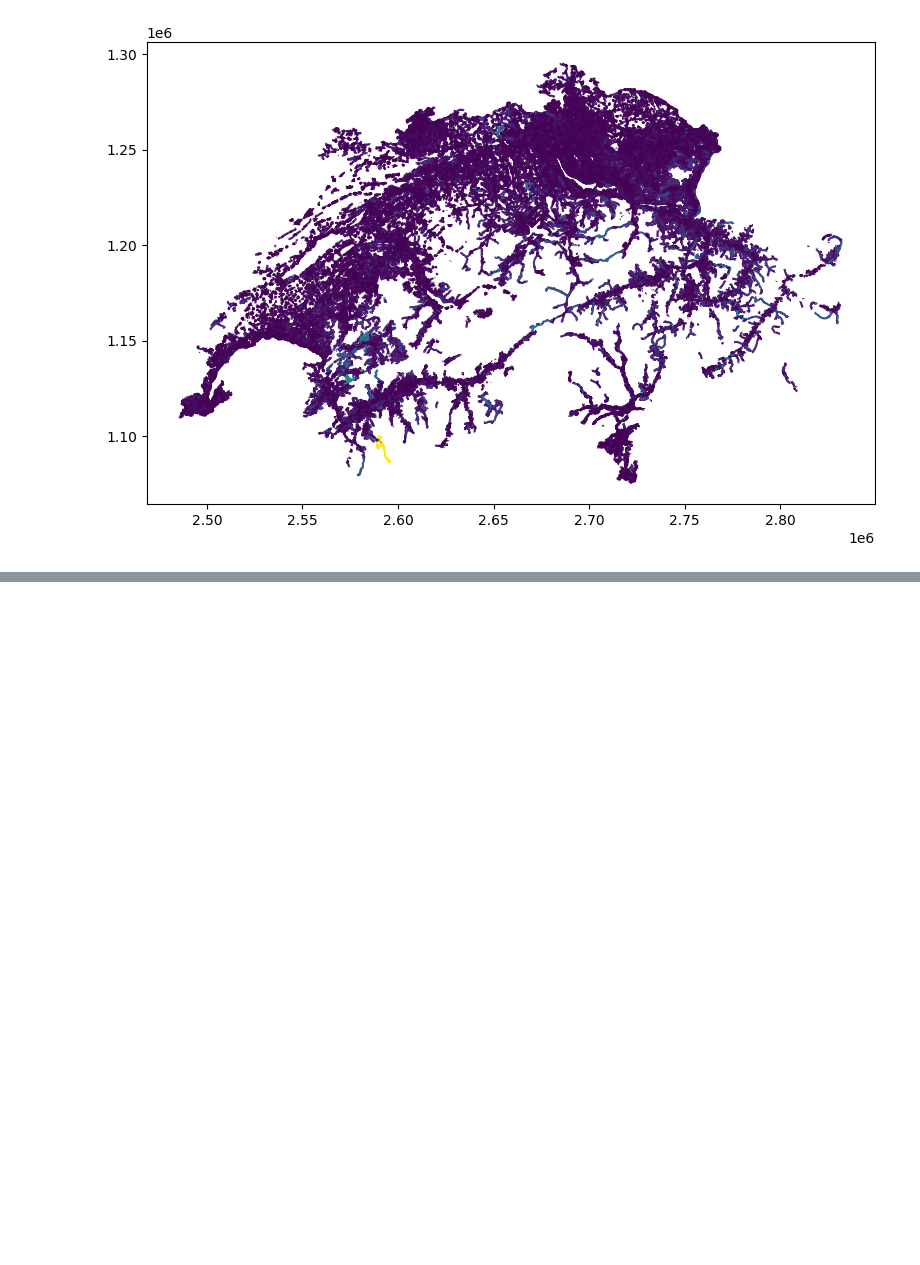
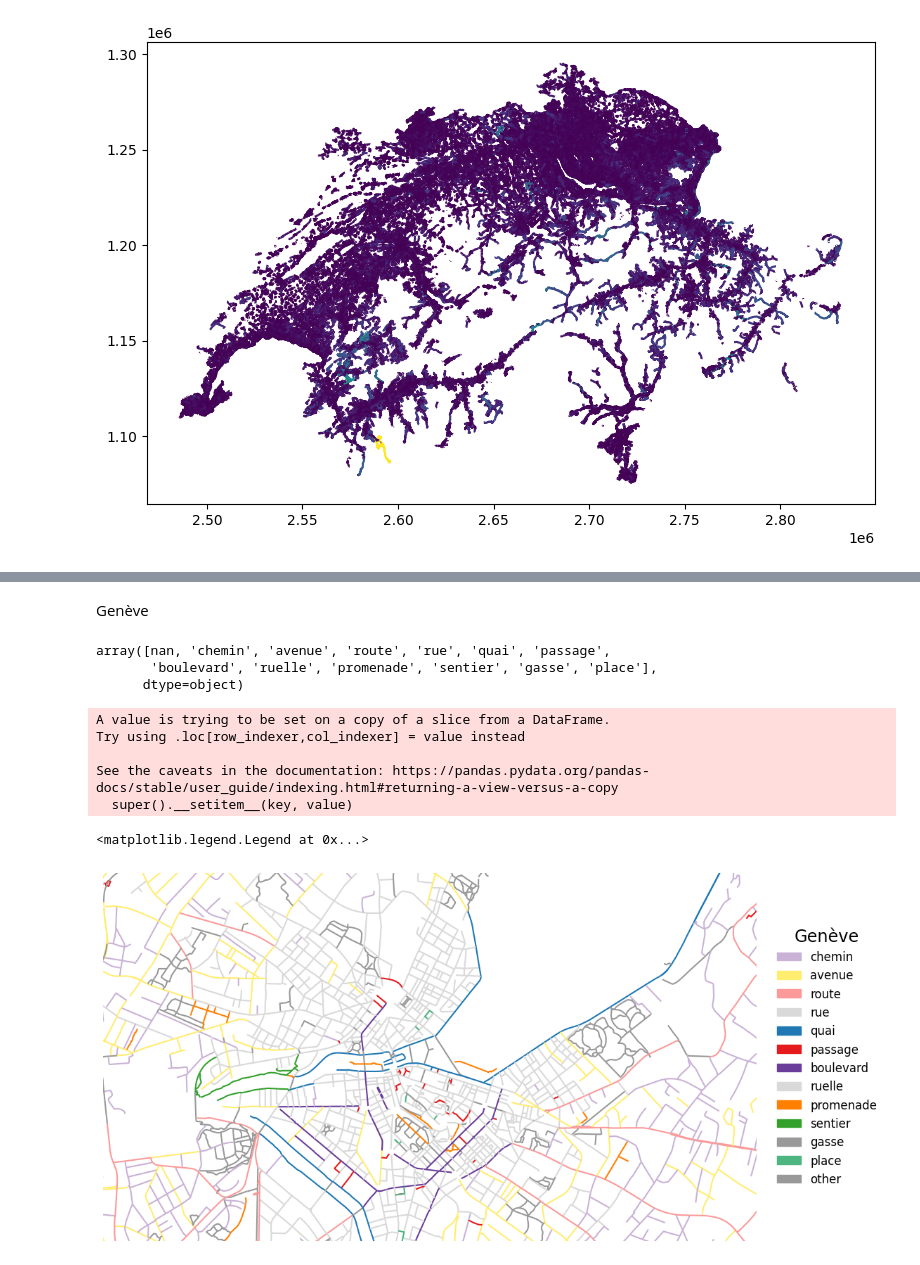
Before and after one commit to CaptainInler/cassda-zertifikatsarbeit, a Jupyter notebook: Evaluation/street_designations.ipynb, the cells around one changed output, grey strips where cells are left out. Saved outputs shown, nothing was run; the diff lists cells and outputs as text; code cells hidden in the pictures; blank space fills up the shorter version.

```diff
--- a/Evaluation/street_designations.ipynb
+++ b/Evaluation/street_designations.ipynb
@@ -160,0 +109,2 @@ streets_geom.plot(column='LENGTH', figsize=(10, 6))
+# %% [markdown]
+Genève
@@ -160,0 +117,56 @@ streets_geom.plot(column='LENGTH', figsize=(10, 6))
+# %%
+#only keep street inside bounds
+streets_geo_geneva = streetnames_geom.cx[xmin:xmax, ymin:ymax]
+# %%
+streets_geo_geneva.STR_TERMS.unique()
+# %% [output]
+array([nan, 'chemin', 'avenue', 'route', 'rue', 'quai', 'passage',
+       'boulevard', 'ruelle', 'promenade', 'sentier', 'gasse', 'place'],
+      dtype=object)
+# %%
+colors = {
+    'chemin': '#cab2d6',
+    'avenue': '#ffed6f',
+    'route': '#fb9a99',
+    'rue': '#d9d9d9',
+    'quai': '#1f78b4',
+    'passage': '#e41a1c',
+    'boulevard': '#6a3d9a',
+    'ruelle': '#d9d9d9',
+    'promenade': '#ff7f00',
+    'sentier': '#33a02c',
+    'gasse': '#999999',
+    'place': '#4cb580',
+    'other': '#999999'
+}
+# %%
+#Replace nan with other
+streets_geo_geneva['STR_TERMS'] = streets_geo_geneva['STR_TERMS'].fillna('other')
+# %% [output]
+A value is trying to be set on a copy of a slice from a DataFrame.
+Try using .loc[row_indexer,col_indexer] = value instead
+
+See the caveats in the documentation: https://pandas.pydata.org/pandas-docs/stable/user_guide/indexing.html#returning-a-view-versus-a-copy
+  super().__setitem__(key, value)
+# %%
+f, ax = plt.subplots(1, figsize=(12,12))
+
+
+streets_geo_geneva.plot(ax=ax,
+                        color=[colors[d] for d in streets_geo_geneva.STR_TERMS])
+
+ax.set_ylim((ymin, ymax))
+ax.set_xlim((xmin, xmax))
+plt.axis('off')
+
+plt.legend(handles=[mpatches.Patch(color=colors[k],
+                    label=k) for k in colors],
+               loc='center right',
+               fontsize='large',
+               edgecolor='none',
+               title='Genève',
+               title_fontsize='xx-large',
+               bbox_to_anchor=(1.2, 0.5))
+# %% [output]
+<matplotlib.legend.Legend at 0x...>
+[figure, added]
```
Also changed, not shown: parts of 42 cells of this notebook, 3 other files.
